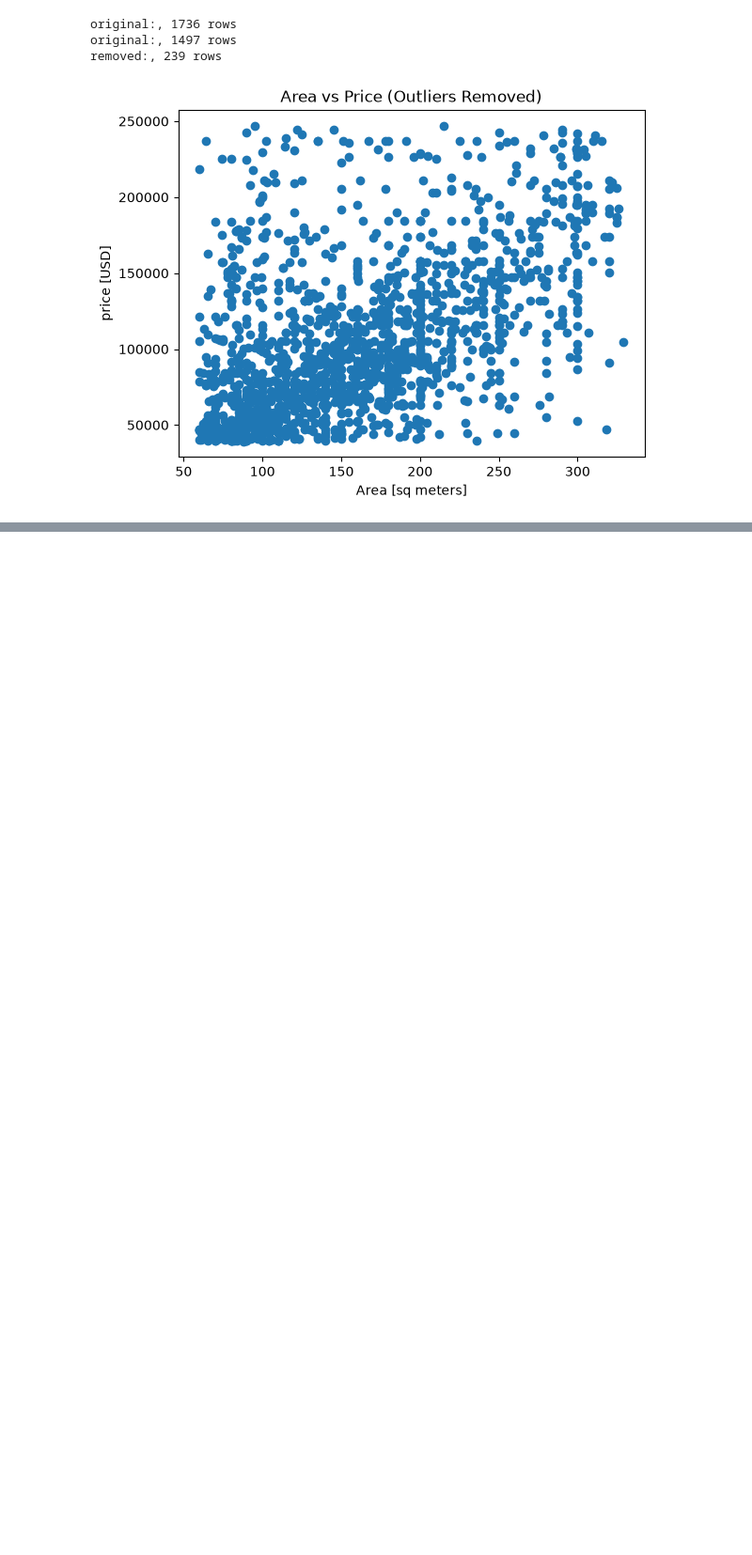
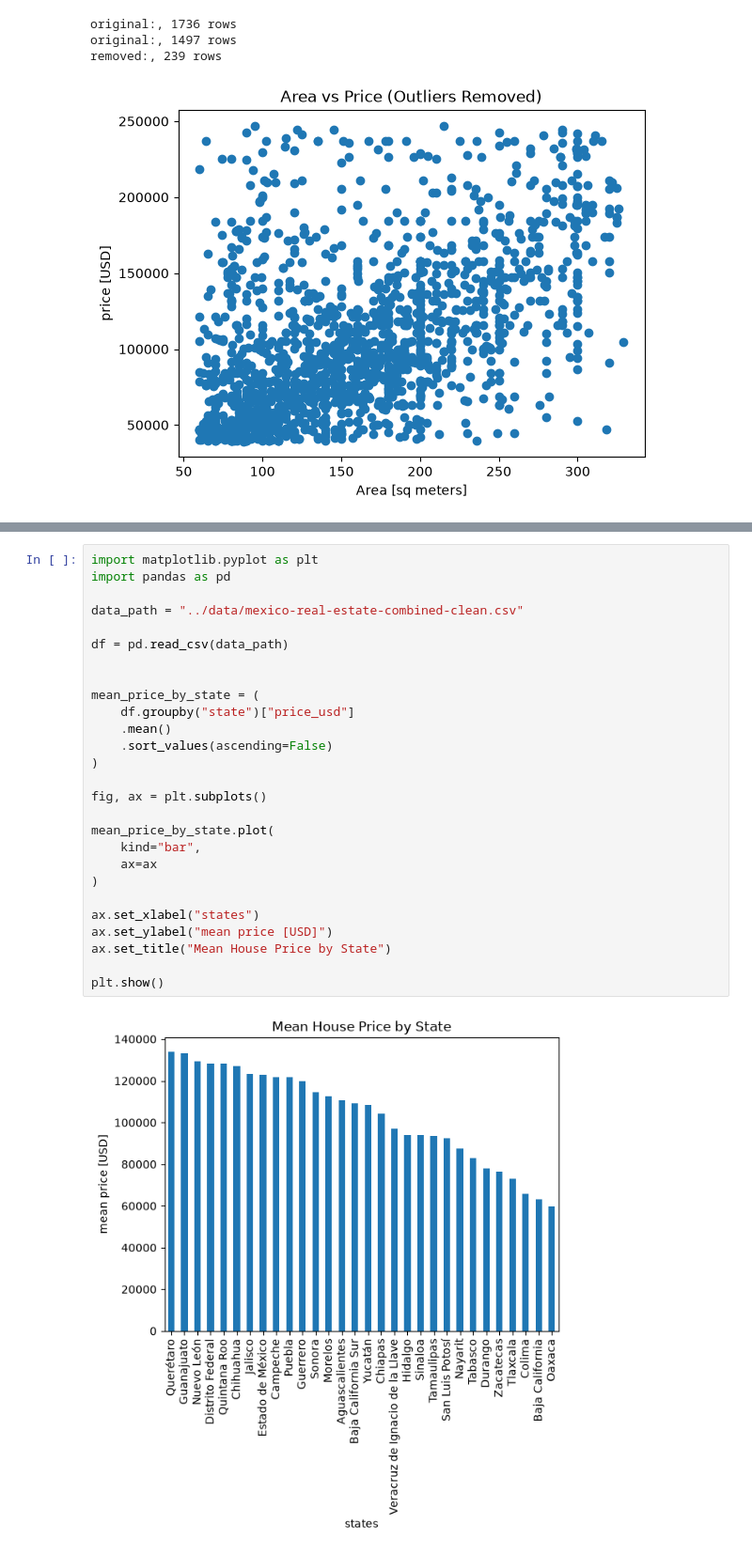
Before and after one commit to igris-nuel/ai-engineering-journey, a Jupyter notebook: projects/02-real-estate-regression/notebooks/02_visualizing_housing_data.ipynb, the cells around one changed output, grey strips where cells are left out. Shown at 94% size. Saved outputs shown, nothing was run; the diff lists cells and outputs as text; blank space fills up the shorter version.

```diff
--- a/projects/02-real-estate-regression/notebooks/02_visualizing_housing_data.ipynb
+++ b/projects/02-real-estate-regression/notebooks/02_visualizing_housing_data.ipynb
@@ -315,0 +315,29 @@ plt.show()
+# %%
+import matplotlib.pyplot as plt
+import pandas as pd
+
+data_path = "../data/mexico-real-estate-combined-clean.csv"
+
+df = pd.read_csv(data_path)
+
+
+mean_price_by_state = (
+    df.groupby("state")["price_usd"]
+    .mean()
+    .sort_values(ascending=False)
+)
+
+fig, ax = plt.subplots()
+
+mean_price_by_state.plot(
+    kind="bar",
+    ax=ax
+)
+
+ax.set_xlabel("states")
+ax.set_ylabel("mean price [USD]")
+ax.set_title("Mean House Price by State")
+
+plt.show()
+# %% [output]
+[figure, added]
```
Also changed, not shown: parts of 3 cells of this notebook, 2 other files.
